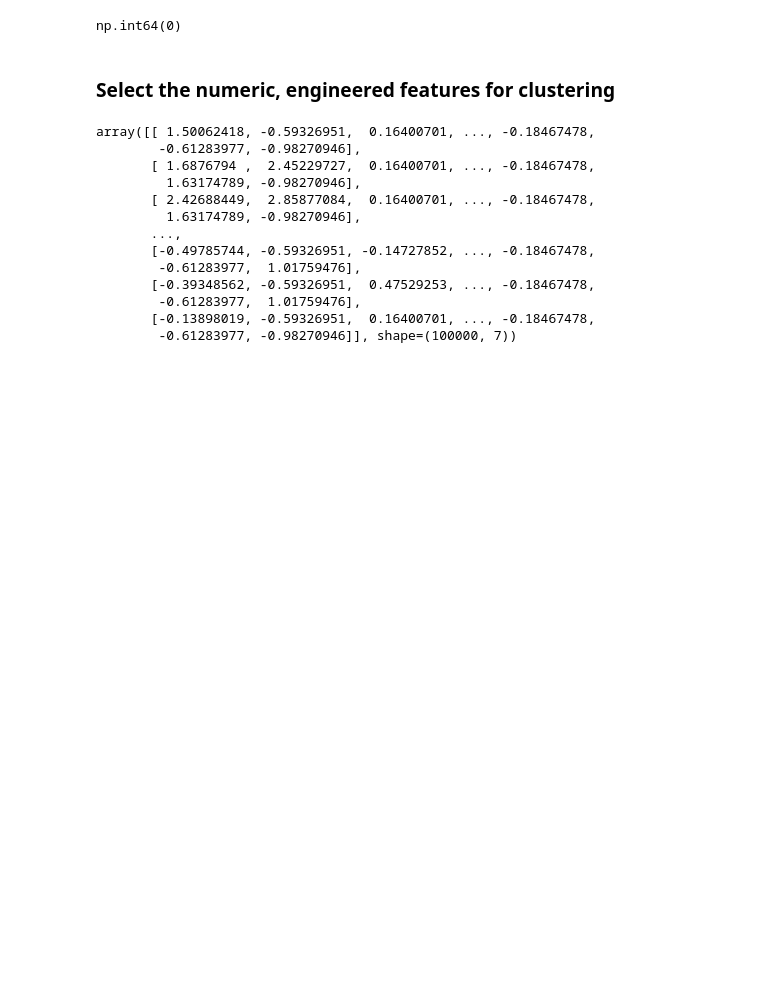
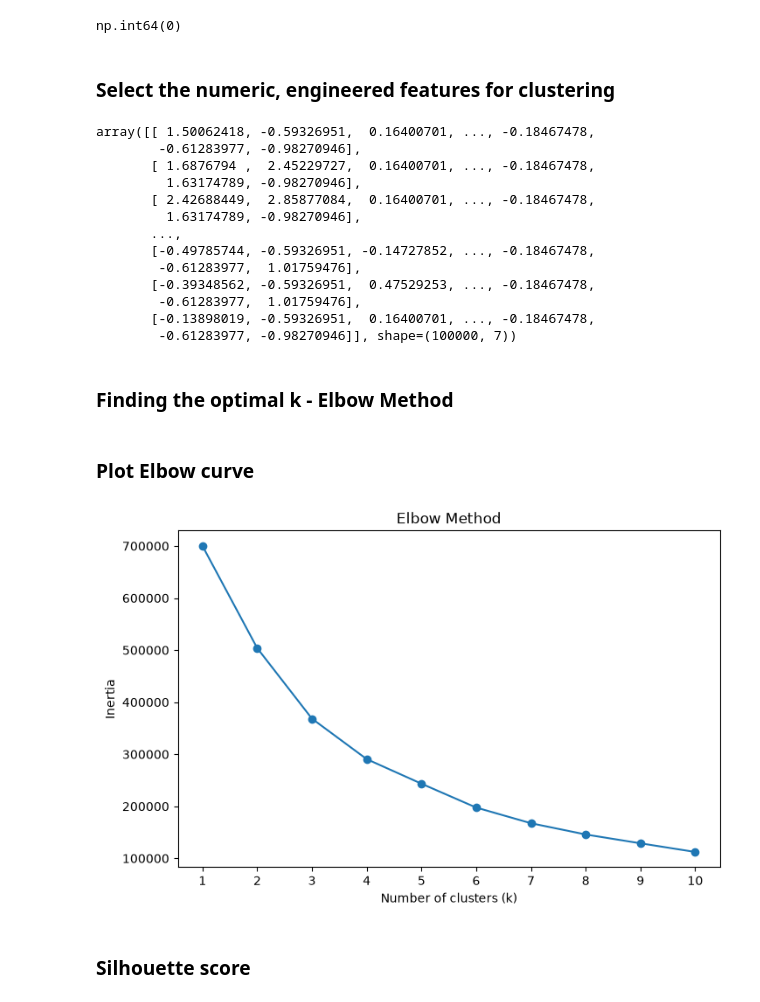
Before and after one commit to Niraj7272/E-Commerce_Product_Clustering_K-Means, a Jupyter notebook: notebooks/product_Clustering.ipynb, the cells around one changed output. Drawn from its saved outputs; the diff is of its cells as text; code cells hidden in the pictures; blank space fills up the shorter version.

Commit message:
clustering

```diff
--- a/notebooks/product_Clustering.ipynb
+++ b/notebooks/product_Clustering.ipynb
@@ -450,3 +452,39 @@ array([[ 1.50062418, -0.59326951,  0.16400701, ..., -0.18467478,
         -0.61283977,  1.01759476],
        [-0.13898019, -0.59326951,  0.16400701, ..., -0.18467478,
         -0.61283977, -0.98270946]], shape=(100000, 7))
+# %% [markdown]
+### Finding the optimal k - Elbow Method
+# %%
+inertia = []
+
+k_range = range(1, 11)
+
+for k in k_range:
+
+    kmean = KMeans(
+        n_clusters=k,
+        random_state=42,
+        n_init=10
+    )
+
+    kmean.fit(X_scaled)
+
+    inertia.append(kmean.inertia_)
+# %% [markdown]
+### Plot Elbow curve
+# %%
+plt.figure(figsize=(8, 5))
+plt.plot(
+    k_range,
+    inertia,
+    marker='o'
+)
+plt.title("Elbow Method")
+plt.xlabel("Number of clusters (k)")
+plt.ylabel("Inertia")
+plt.xticks(k_range)
+plt.show()
+# %% [output]
+[figure, added]
+# %% [markdown]
+### Silhouette score
```
Also changed, not shown: parts of 8 cells of this notebook.
